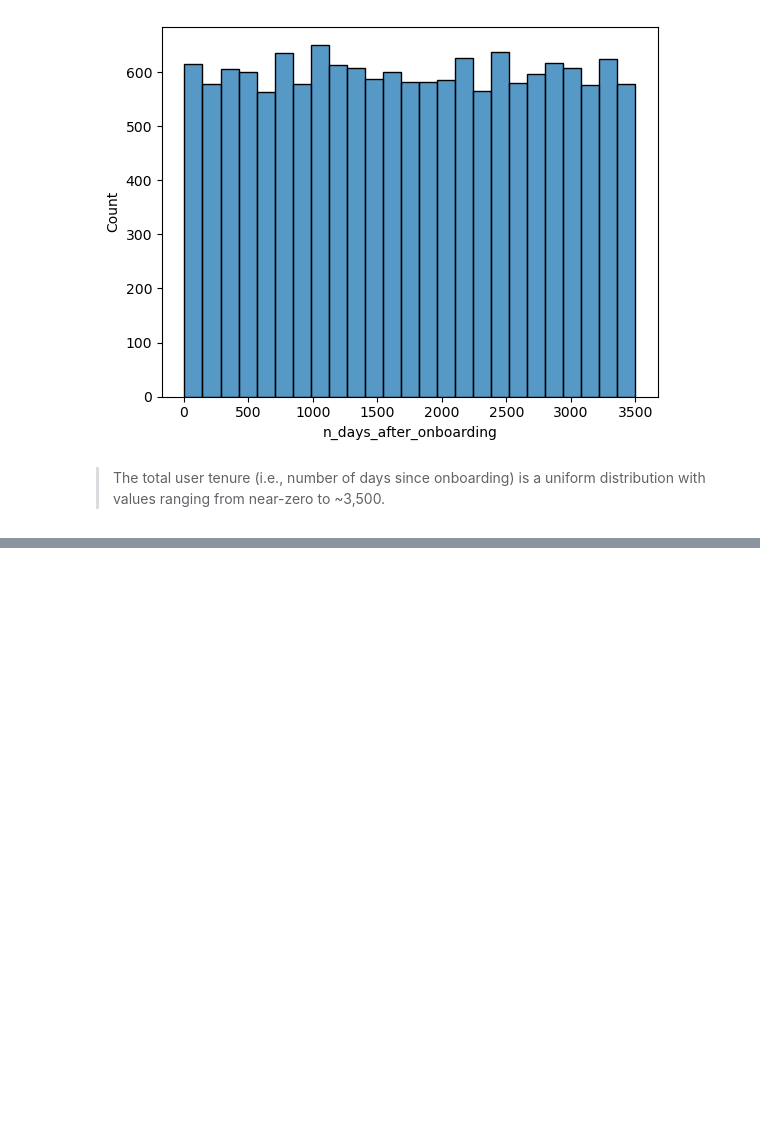
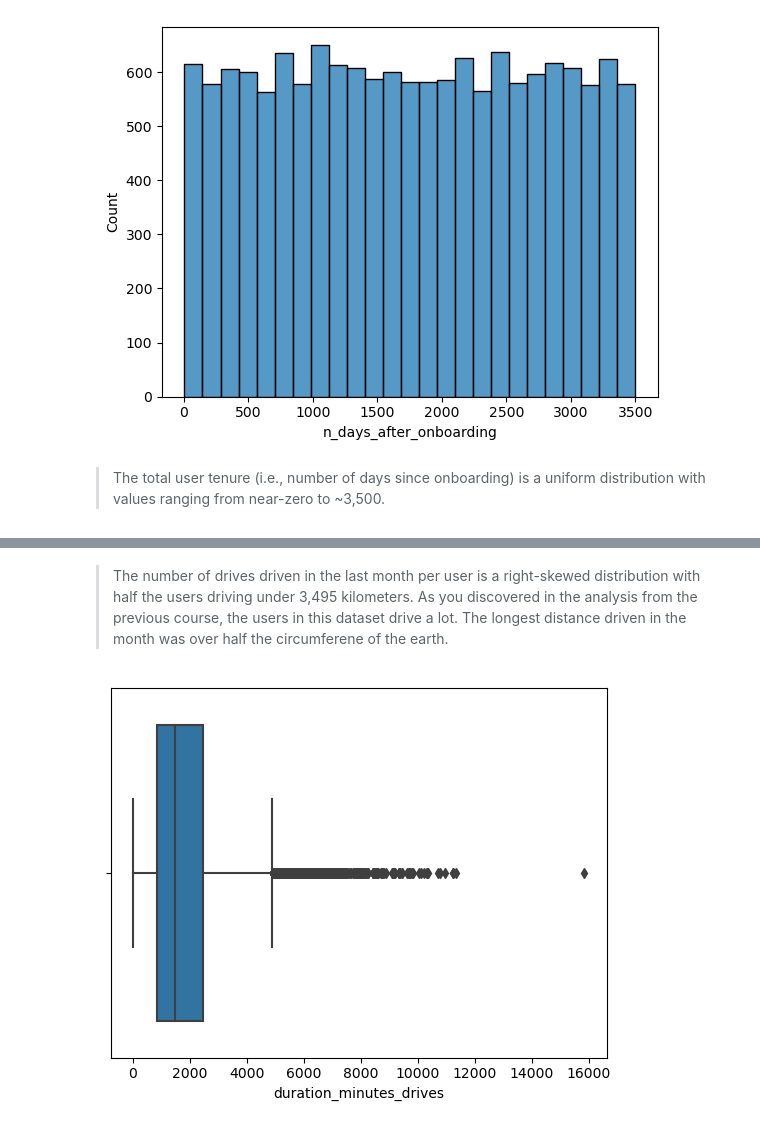
Before and after one commit to alishanstyles/Waze, a Jupyter notebook: Untitled.ipynb, the cells around one changed output, grey strips where cells are left out. Cells and saved outputs as stored; diff of their text form; code cells hidden in the pictures; blank space fills up the shorter version.

```diff
--- a/Untitled.ipynb
+++ b/Untitled.ipynb
@@ -265,0 +276,7 @@ sns.histplot(data = df,
+# %% [markdown]
+> The number of drives driven in the last month per user is a right-skewed distribution with half the users driving under 3,495 kilometers. As you discovered in the analysis from the previous course, the users in this dataset drive a lot. The longest distance driven in the month was over half the circumferene of the earth.
+# %%
+sns.boxplot(data = df,
+            x = 'duration_minutes_drives');
+# %% [output]
+[figure, added]
```
Also changed, not shown: parts of 3 cells of this notebook.
